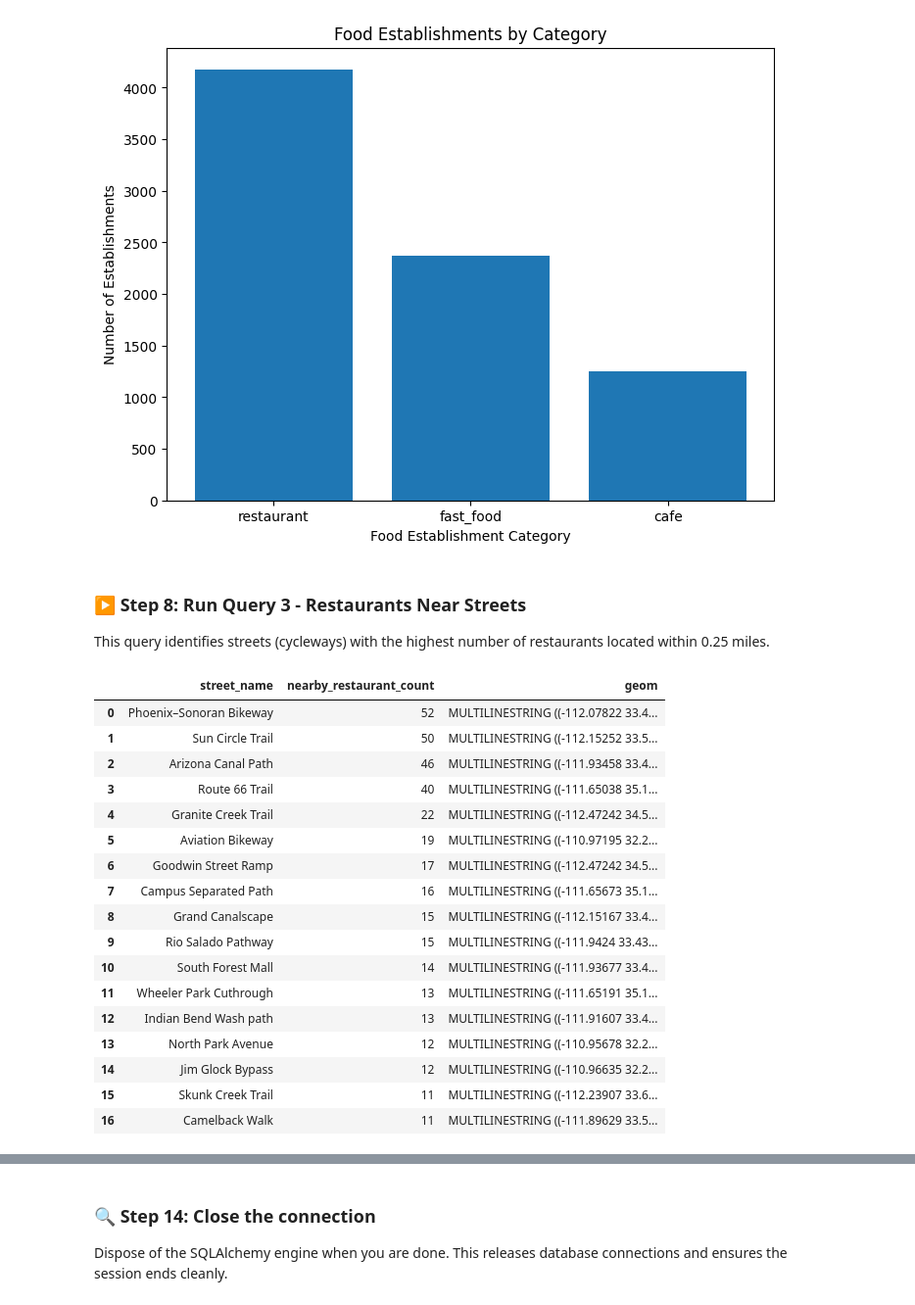
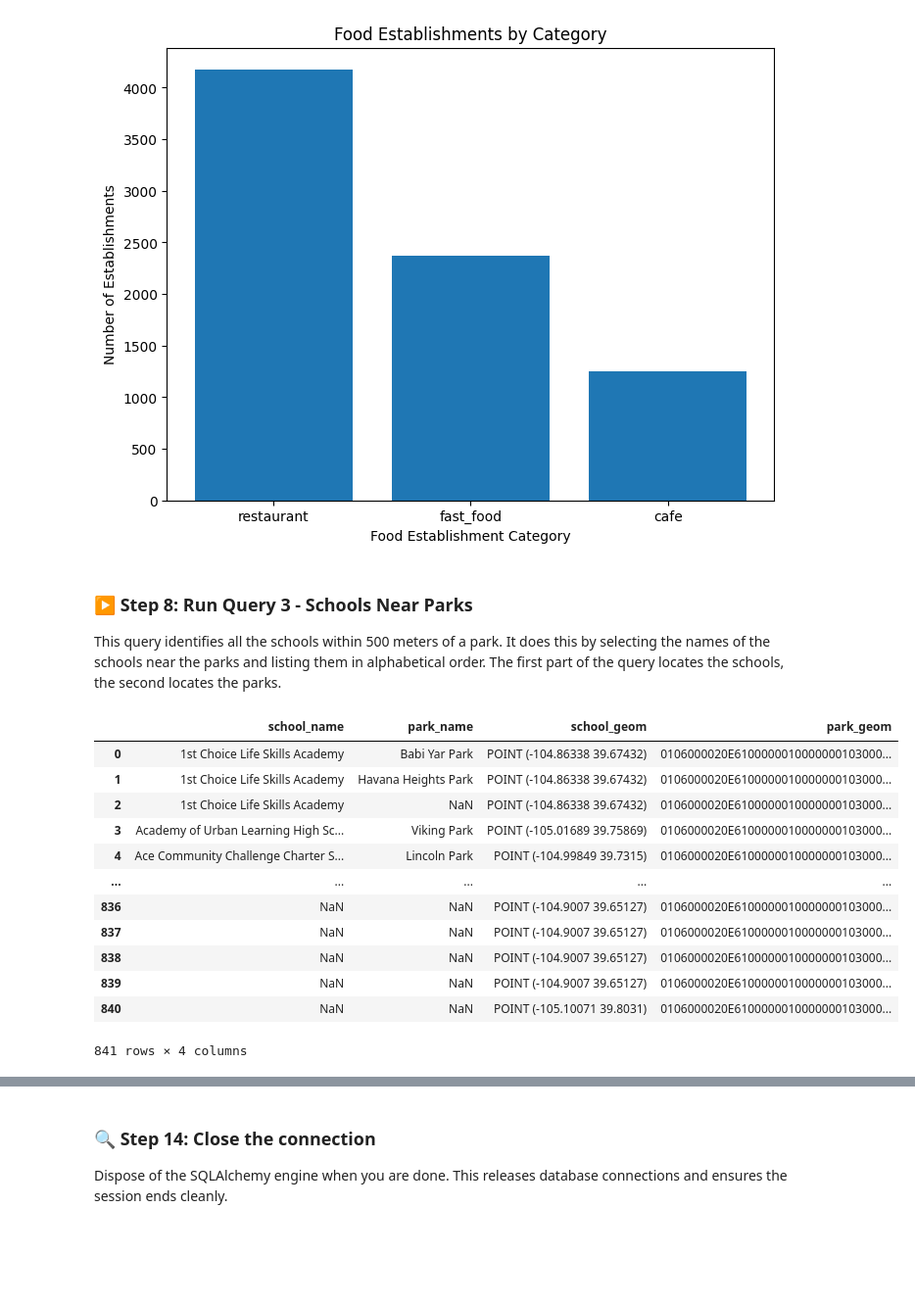
Before and after one commit to rdeckowitz/gist604b-osm-postgis-fa26, a Jupyter notebook: notebooks/osm_postgis_colorado.ipynb, the cells around one changed output, grey strips where cells are left out. Shown at 98% size. Cells and saved outputs as stored; diff of their text form; code cells hidden in the pictures; blank space fills up the shorter version.

Commit message:
Add query 3 to osm_postgis_colorado notebook and visualize AI assisted in explaining functions, adding multiple datasets to plot, and adding legend

```diff
--- a/notebooks/osm_postgis_colorado.ipynb
+++ b/notebooks/osm_postgis_colorado.ipynb
@@ -249,40 +249,37 @@ plt.show()
 | 1 | fast_food | 2374 |
 | 2 | cafe | 1254 |
 [figure]
-# %% [markdown]
-### ▶️ Step 8: Run Query 3 - Restaurants Near Streets
-
-This query identifies streets (cycleways) with the highest number of restaurants located within 0.25 miles.
+# %% [markdown]
+### ▶️ Step 8: Run Query 3 - Schools Near Parks
+
+This query identifies all the schools within 500 meters of a park.
+It does this by selecting the names of the schools near the parks and listing them in alphabetical order.
+The first part of the query locates the schools, the second locates the parks.
 # %%
-query_3_file = Path("../sql/arizona/03_osm_restaurants_near_streets.sql")
+query_3_file = Path("../sql/colorado/03_osm_schools_near_parks.sql")
 
 # Read SQL query from file
 query_3_sql = query_3_file.read_text(encoding="utf-8")
 
 # Execute query and load result as a GeoDataFrame
 try:
-    query_3_results = gpd.read_postgis(query_3_sql, engine, geom_col="geom")
+    query_3_results = gpd.read_postgis(query_3_sql, engine, geom_col="school_geom")
     # Display results
     display(query_3_results)
 except Exception as e:
     print("❌ Query failed:")
     print(e)
 # %% [output]
-|  | street_name | nearby_restaurant_count | geom |
-| 0 | Phoenix–Sonoran Bikeway | 52 | MULTILINESTRING ((-112.07822 33.4... |
-| 1 | Sun Circle Trail | 50 | MULTILINESTRING ((-112.15252 33.5... |
-| 2 | Arizona Canal Path | 46 | MULTILINESTRING ((-111.93458 33.4... |
-| 3 | Route 66 Trail | 40 | MULTILINESTRING ((-111.65038 35.1... |
-| 4 | Granite Creek Trail | 22 | MULTILINESTRING ((-112.47242 34.5... |
-| 5 | Aviation Bikeway | 19 | MULTILINESTRING ((-110.97195 32.2... |
-| 6 | Goodwin Street Ramp | 17 | MULTILINESTRING ((-112.47242 34.5... |
-| 7 | Campus Separated Path | 16 | MULTILINESTRING ((-111.65673 35.1... |
-| 8 | Grand Canalscape | 15 | MULTILINESTRING ((-112.15167 33.4... |
-| 9 | Rio Salado Pathway | 15 | MULTILINESTRING ((-111.9424 33.43... |
-| 10 | South Forest Mall | 14 | MULTILINESTRING ((-111.93677 33.4... |
-| 11 | Wheeler Park Cuthrough | 13 | MULTILINESTRING ((-111.65191 35.1... |
-| 12 | Indian Bend Wash path | 13 | MULTILINESTRING ((-111.91607 33.4... |
-| 13 | North Park Avenue | 12 | MULTILINESTRING ((-110.95678 32.2... |
-| 14 | Jim Glock Bypass | 12 | MULTILINESTRING ((-110.96635 32.2... |
-| 15 | Skunk Creek Trail | 11 | MULTILINESTRING ((-112.23907 33.6... |
-| 16 | Camelback Walk | 11 | MULTILINESTRING ((-111.89629 33.5... |
+|  | school_name | park_name | school_geom | park_geom |
+| 0 | 1st Choice Life Skills Academy | Babi Yar Park | POINT (-104.86338 39.67432) | 0106000020E6100000010000000103000... |
+| 1 | 1st Choice Life Skills Academy | Havana Heights Park | POINT (-104.86338 39.67432) | 0106000020E6100000010000000103000... |
+| 2 | 1st Choice Life Skills Academy | NaN | POINT (-104.86338 39.67432) | 0106000020E6100000010000000103000... |
+| 3 | Academy of Urban Learning High Sc... | Viking Park | POINT (-105.01689 39.75869) | 0106000020E6100000010000000103000... |
+| 4 | Ace Community Challenge Charter S... | Lincoln Park | POINT (-104.99849 39.7315) | 0106000020E6100000010000000103000... |
+| ... | ... | ... | ... | ... |
+| 836 | NaN | NaN | POINT (-104.9007 39.65127) | 0106000020E6100000010000000103000... |
+| 837 | NaN | NaN | POINT (-104.9007 39.65127) | 0106000020E6100000010000000103000... |
+| 838 | NaN | NaN | POINT (-104.9007 39.65127) | 0106000020E6100000010000000103000... |
+| 839 | NaN | NaN | POINT (-104.9007 39.65127) | 0106000020E6100000010000000103000... |
+| 840 | NaN | NaN | POINT (-105.10071 39.8031) | 0106000020E6100000010000000103000... |
+841 rows × 4 columns
```
Also changed, not shown: parts of 4 cells of this notebook, 1 other file.
